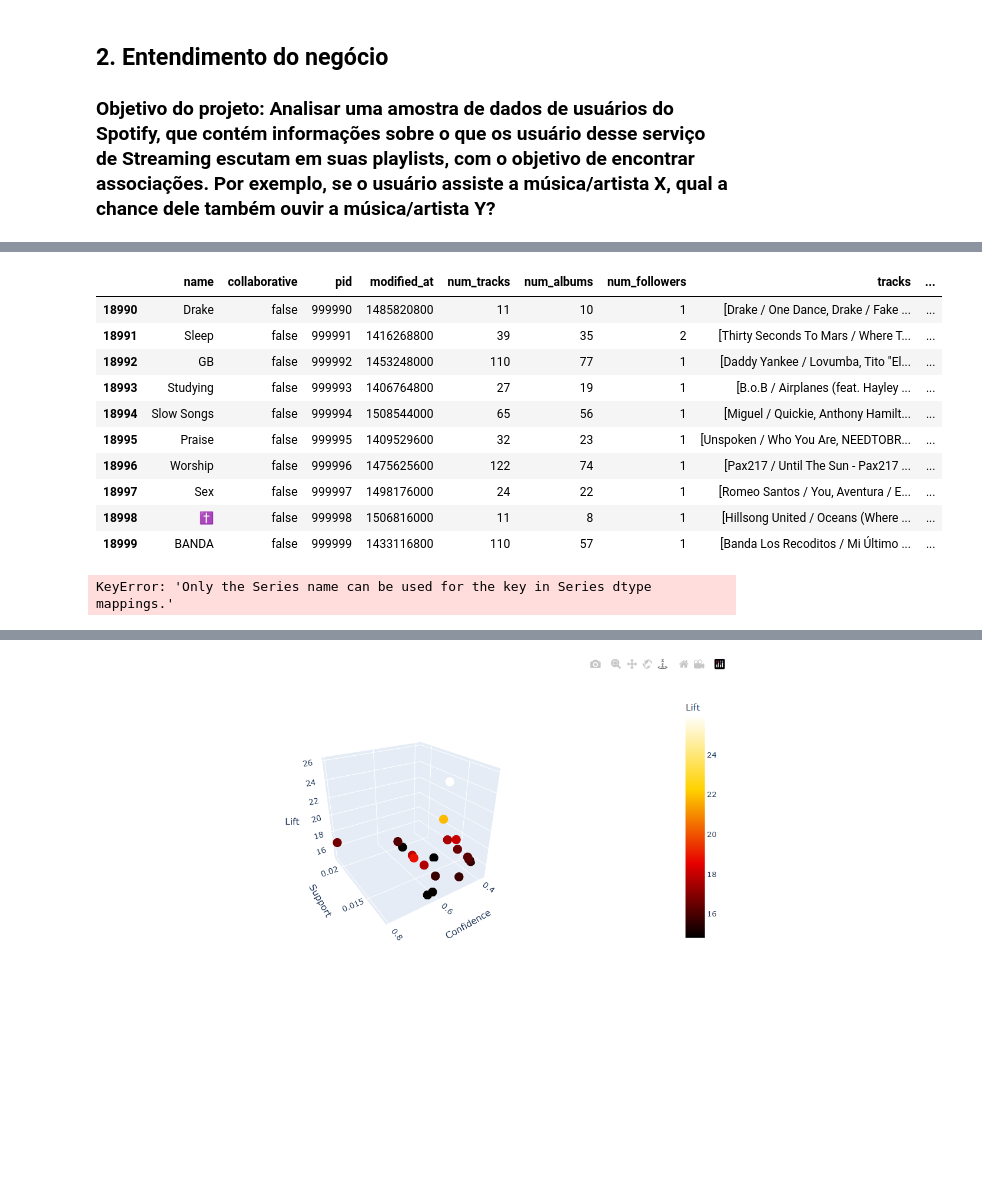
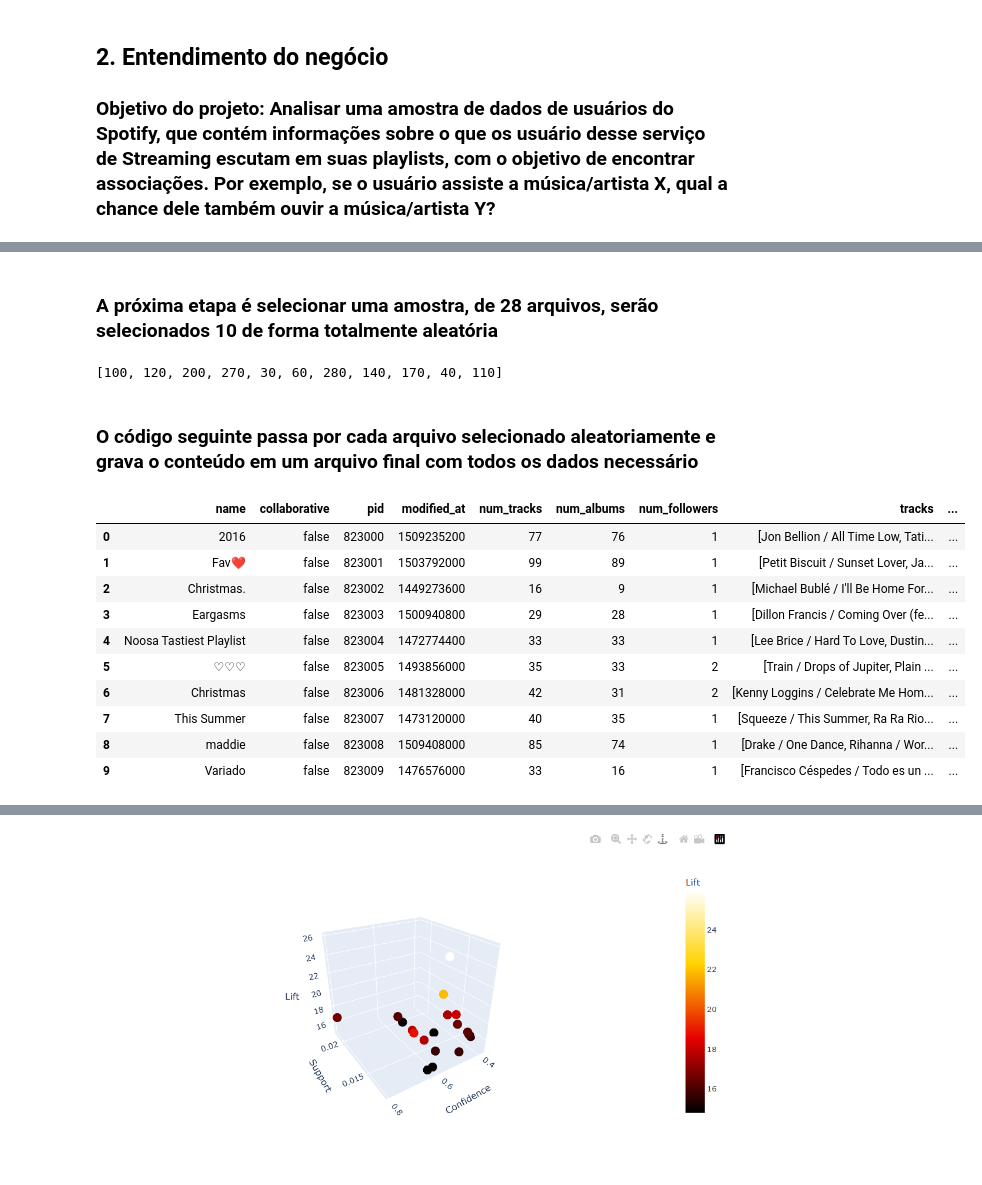
Before and after one commit to PedroCozzati/Data_Mining_Association_Spotify, a Jupyter notebook: AssociacaoSpotify.ipynb, the cells around one changed output, grey strips where cells are left out. Cells and saved outputs as stored; diff of their text form; code cells hidden in the pictures; blank space fills up the shorter version.

```diff
--- a/AssociacaoSpotify.ipynb
+++ b/AssociacaoSpotify.ipynb
@@ -223,0 +235,2 @@ Todas as playlists foram concatenadas em todas_playlists.json
+# %% [markdown]
+### A próxima etapa é selecionar uma amostra, de 28 arquivos, serão selecionados 10 de forma totalmente aleatória
@@ -224,32 +246,54 @@ Todas as playlists foram concatenadas em todas_playlists.json
+# %%
+numeros_selecionados
+# %% [output]
+[100, 120, 200, 270, 30, 60, 280, 140, 170, 40, 110]
+# %% [markdown]
+### O código seguinte passa por cada arquivo selecionado aleatoriamente e grava o conteúdo em um arquivo final com todos os dados necessário
 # %%
-arquivo = "all_playlists.json"
-with open(arquivo, 'r') as file:
-    data = json.load(file)
+all_playlists = []
 
-# Extrair as playlists
-playlists = data['playlists']
+# Diretório onde estão os arquivos JSON
+diretorio = "./"
 
-# Ler os dados diretamente como um DataFrame do pandas
-dados = pd.json_normalize(playlists)
+# Iterar sobre todos os arquivos no diretório
+for arq in os.listdir(diretorio):
+    for num in numeros_selecionados:
+        if arq.endswith(".json") and '_' + str(num) in arq:
+            # Carregar o arquivo JSON
+            with open(os.path.join(diretorio, arq), 'r') as f:
+                data = json.load(f)
+                # Extrair o campo "playlists" e adicionar à lista
+                all_playlists.extend(data['playlists'])
+                f.close()
 
-dados['tracks'] = dados['tracks'].apply(lambda x: [f"{track['artist_name']} / {track['track_name']}" for track in x])
-# Visualizar 10 primeiras linhas
-dados.tail(10)
-# final_data = pd.read_json("all_playlists.json")
-# final_data
+# Criar um novo arquivo JSON com todas as playlists
+with open('all_data.json', 'w') as f:
+    json.dump({'playlists': all_playlists}, f)
+    f.close()
-# %% [output]
-|  | name | collaborative | pid | modified_at | num_tracks | num_albums | num_followers | tracks | ... |
-| 18990 | Drake | false | 999990 | 1485820800 | 11 | 10 | 1 | [Drake / One Dance, Drake / Fake ... | ... |
-| 18991 | Sleep | false | 999991 | 1416268800 | 39 | 35 | 2 | [Thirty Seconds To Mars / Where T... | ... |
-| 18992 | GB | false | 999992 | 1453248000 | 110 | 77 | 1 | [Daddy Yankee / Lovumba, Tito "El... | ... |
-| 18993 | Studying | false | 999993 | 1406764800 | 27 | 19 | 1 | [B.o.B / Airplanes (feat. Hayley ... | ... |
-| 18994 | Slow Songs | false | 999994 | 1508544000 | 65 | 56 | 1 | [Miguel / Quickie, Anthony Hamilt... | ... |
-| 18995 | Praise | false | 999995 | 1409529600 | 32 | 23 | 1 | [Unspoken / Who You Are, NEEDTOBR... | ... |
-| 18996 | Worship | false | 999996 | 1475625600 | 122 | 74 | 1 | [Pax217 / Until The Sun - Pax217 ... | ... |
-| 18997 | Sex | false | 999997 | 1498176000 | 24 | 22 | 1 | [Romeo Santos / You, Aventura / E... | ... |
-| 18998 | ✝️ | false | 999998 | 1506816000 | 11 | 8 | 1 | [Hillsong United / Oceans (Where ... | ... |
-| 18999 | BANDA | false | 999999 | 1433116800 | 110 | 57 | 1 | [Banda Los Recoditos / Mi Último ... | ... |
-# %%
-eval(dados['tracks'].astype(str))
-# %% [output]
-KeyError: 'Only the Series name can be used for the key in Series dtype mappings.'
+# %%
+arquivo = "all_data.json"
+with open(arquivo, 'r') as file:
+    data = json.load(file)
+    file.close()
+
+# Extrair as playlists
+playlists = data['playlists']
+
+dataframes = [pd.json_normalize(playlist) for playlist in playlists]
+
+dados = pd.concat(dataframes, ignore_index=True)
+
+dados['tracks'] = dados['tracks'].apply(lambda x: [f"{track['artist_name']} / {track['track_name']}" for track in x])
+dados.head(10)
+# %% [output]
+|  | name | collaborative | pid | modified_at | num_tracks | num_albums | num_followers | tracks | ... |
+| 0 | 2016 | false | 823000 | 1509235200 | 77 | 76 | 1 | [Jon Bellion / All Time Low, Tati... | ... |
+| 1 | Fav❤️ | false | 823001 | 1503792000 | 99 | 89 | 1 | [Petit Biscuit / Sunset Lover, Ja... | ... |
+| 2 | Christmas. | false | 823002 | 1449273600 | 16 | 9 | 1 | [Michael Bublé / I'll Be Home For... | ... |
+| 3 | Eargasms | false | 823003 | 1500940800 | 29 | 28 | 1 | [Dillon Francis / Coming Over (fe... | ... |
+| 4 | Noosa Tastiest Playlist | false | 823004 | 1472774400 | 33 | 33 | 1 | [Lee Brice / Hard To Love, Dustin... | ... |
+| 5 | ♡♡♡ | false | 823005 | 1493856000 | 35 | 33 | 2 | [Train / Drops of Jupiter, Plain ... | ... |
+| 6 | Christmas | false | 823006 | 1481328000 | 42 | 31 | 2 | [Kenny Loggins / Celebrate Me Hom... | ... |
+| 7 | This Summer | false | 823007 | 1473120000 | 40 | 35 | 1 | [Squeeze / This Summer, Ra Ra Rio... | ... |
+| 8 | maddie | false | 823008 | 1509408000 | 85 | 74 | 1 | [Drake / One Dance, Rihanna / Wor... | ... |
+| 9 | Variado | false | 823009 | 1476576000 | 33 | 16 | 1 | [Francisco Céspedes / Todo es un ... | ... |
```
Also changed, not shown: parts of 38 cells of this notebook.
